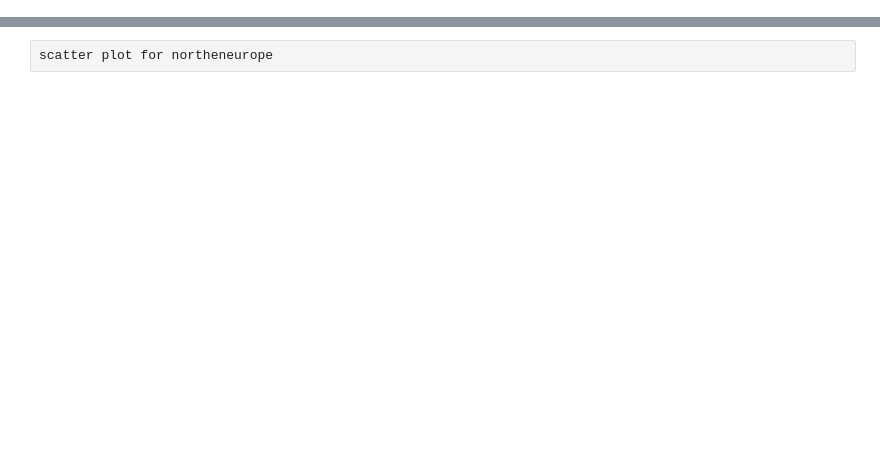
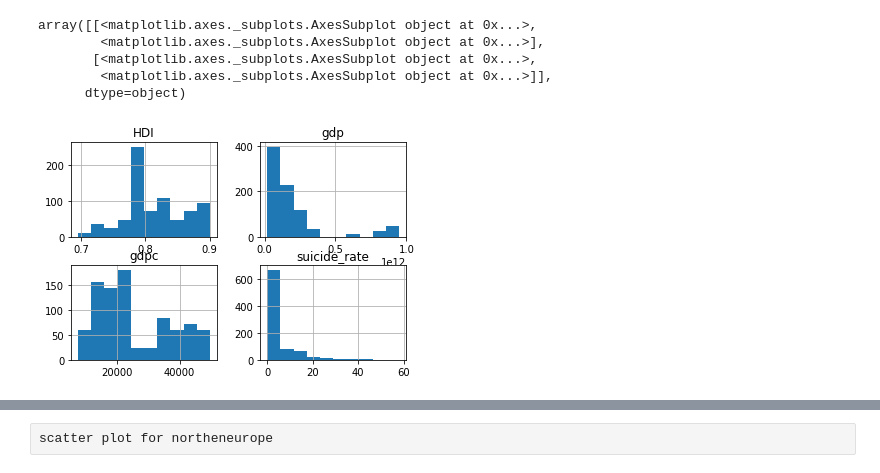
Before and after one commit to sophiazhou97/131-project, a Jupyter notebook: 131project.ipynb, the cells around one changed output, grey strips where cells are left out. Saved outputs shown, nothing was run; the diff lists cells and outputs as text; code cells hidden in the pictures; blank space fills up the shorter version.

```diff
--- a/131project.ipynb
+++ b/131project.ipynb
@@ -28,16 +41,12 @@ total.head()
 # %%
-middleeastcountry=['Turkey','Israel','United Arab Emirates','Oman','Kuwait']
+middleeastcountry=['Cyprus','Israel','Bahrain','Oman','Qatar']
 northeuropecountry=['Iceland', 'Finland','Denmark','Norway','Sweden']
+#bothcountry=['Turkey','Israel','United Arab Emirates','Oman','Kuwait','Iceland', 'Finland','Denmark','Norway','Sweden']
+middleeast=total[total.country.isin(middleeastcountry)]
+#middleeast['area']='middleeast'
+northeurope=total[total.country.isin(northeuropecountry)]
+#northeurope['area']='northeurope'
+#both=total[total.country.isin(bothcountry)]
 
-middleeast=total[total.country.isin(middleeastcountry)]
-northeurope=total[total.country.isin(northeuropecountry)]
-
-
-
-plt.scatter(middleeast.gdpc,middleeast.suicide_rate)
-#middleeast.hist(column="suicide_rate", by="gdpc")
-plt.show()
-plt.scatter(northeurope.gdpc,northeurope.suicide_rate)
-plt.show()
-#northeurope.head()
+middleeast.head()
 # %% [output]
@@ -45,0 +68,9 @@ plt.show()
+# %%
+middleeast[['gdp','gdpc','suicide_rate','HDI']].hist()
+# %% [output]
+array([[<matplotlib.axes._subplots.AxesSubplot object at 0x...>,
+        <matplotlib.axes._subplots.AxesSubplot object at 0x...>],
+       [<matplotlib.axes._subplots.AxesSubplot object at 0x...>,
+        <matplotlib.axes._subplots.AxesSubplot object at 0x...>]],
+      dtype=object)
+[figure, added]
```
Also changed, not shown: parts of 19 cells of this notebook.
